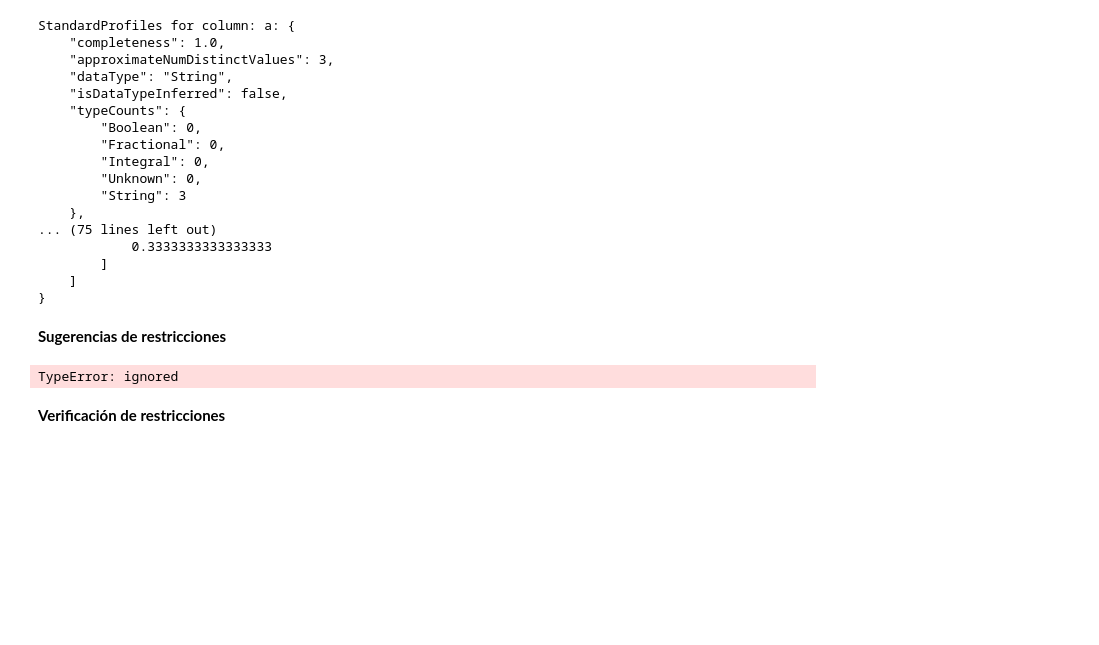
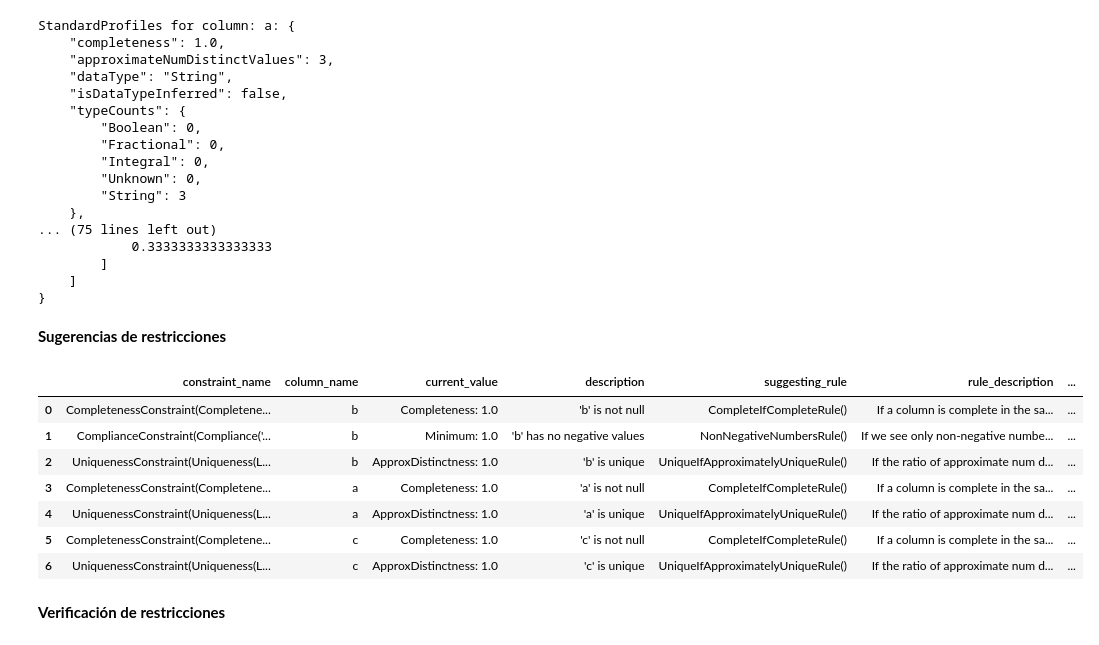
Before and after one commit to JonatanPolanco/Data_Quality_Testing, a Jupyter notebook: PyDeequ_Learning.ipynb, the cells around one changed output. Cells and saved outputs as stored; diff of their text form; code cells hidden in the pictures; blank space fills up the shorter version.

```diff
--- a/PyDeequ_Learning.ipynb
+++ b/PyDeequ_Learning.ipynb
@@ -113,25 +115,27 @@ StandardProfiles for column: a: {
 # %%
 from pydeequ.suggestions import *
 import json
 
 suggestionResult = ConstraintSuggestionRunner(spark) \
              .onData(df) \
              .addConstraintRule(DEFAULT()) \
              .run()
 
 # Constraint Suggestions in JSON format
 #print(json.dumps(suggestionResult["constraint_suggestions"], indent=2))   # column_name, description, rule_description, code_for_constraint
-suggestion = []
 
 for key, value in suggestionResult.items():
-  for i in range(len(value)):
-    suggestion.append(value[i])
-
-suggestion = pd.json_normalize(suggestion, record_path= 'column_name')
-suggestion_Df = pd.DataFrame(suggestion)
-suggestion_Df
+  suggestion = pd.DataFrame(value)
+suggestion
 # %% [output]
-TypeError: ignored
+|  | constraint_name | column_name | current_value | description | suggesting_rule | rule_description | ... |
+| 0 | CompletenessConstraint(Completene... | b | Completeness: 1.0 | 'b' is not null | CompleteIfCompleteRule() | If a column is complete in the sa... | ... |
+| 1 | ComplianceConstraint(Compliance('... | b | Minimum: 1.0 | 'b' has no negative values | NonNegativeNumbersRule() | If we see only non-negative numbe... | ... |
+| 2 | UniquenessConstraint(Uniqueness(L... | b | ApproxDistinctness: 1.0 | 'b' is unique | UniqueIfApproximatelyUniqueRule() | If the ratio of approximate num d... | ... |
+| 3 | CompletenessConstraint(Completene... | a | Completeness: 1.0 | 'a' is not null | CompleteIfCompleteRule() | If a column is complete in the sa... | ... |
+| 4 | UniquenessConstraint(Uniqueness(L... | a | ApproxDistinctness: 1.0 | 'a' is unique | UniqueIfApproximatelyUniqueRule() | If the ratio of approximate num d... | ... |
+| 5 | CompletenessConstraint(Completene... | c | Completeness: 1.0 | 'c' is not null | CompleteIfCompleteRule() | If a column is complete in the sa... | ... |
+| 6 | UniquenessConstraint(Uniqueness(L... | c | ApproxDistinctness: 1.0 | 'c' is unique | UniqueIfApproximatelyUniqueRule() | If the ratio of approximate num d... | ... |
 # %% [markdown]
 **Verificación de restricciones**
 # %%
```
Also changed, not shown: parts of 18 cells of this notebook.
